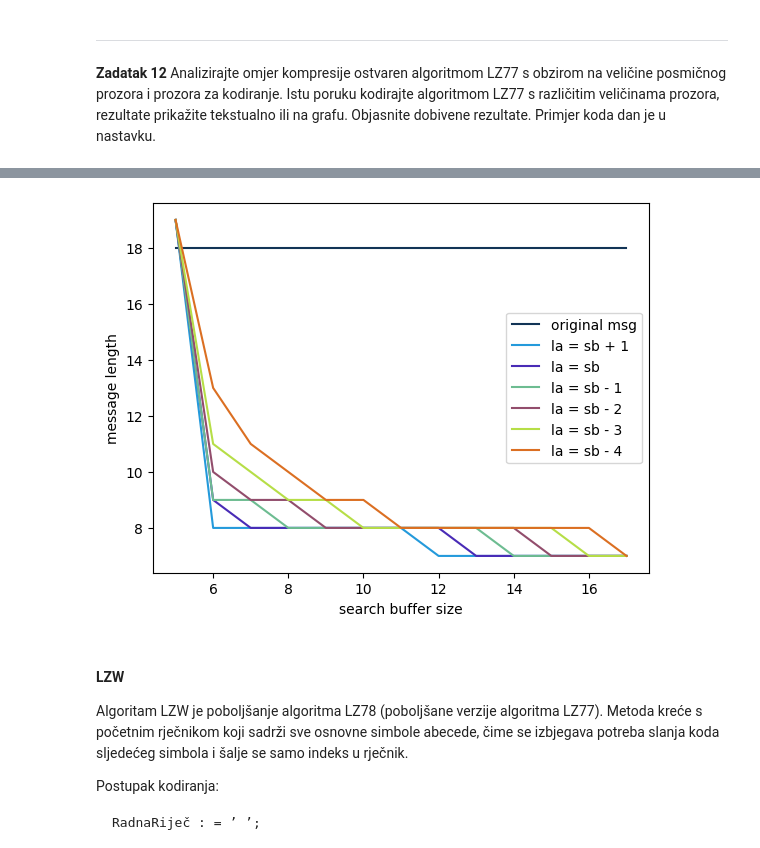
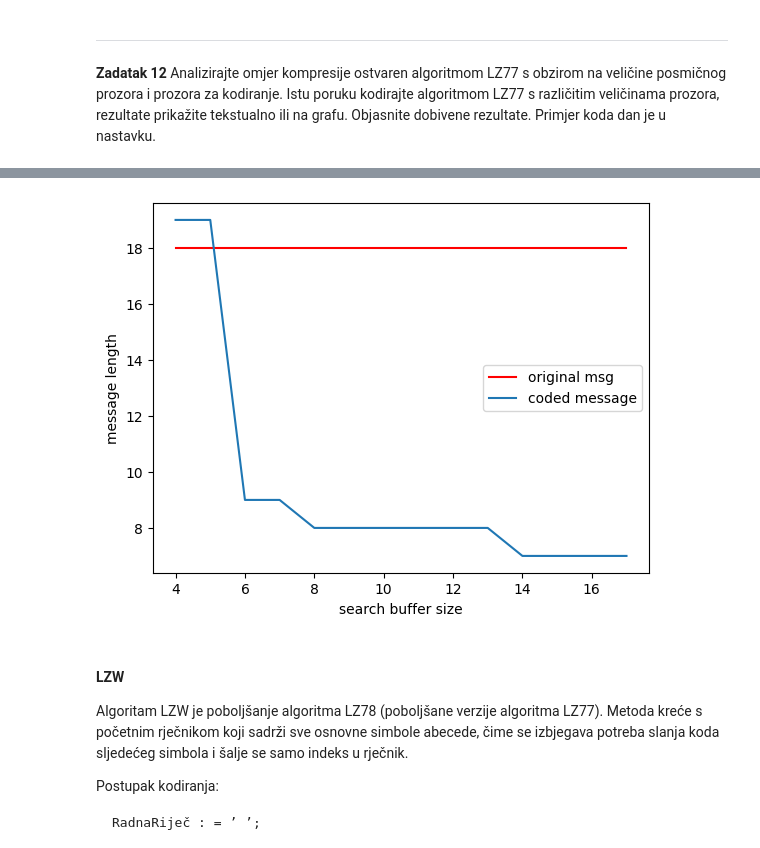
Before and after one commit to TinKe3551/FER-stvari, a Jupyter notebook: 2024-2025_TINF_LAB/2024-2025_TINF_lab.ipynb, the cells around one changed output, grey strips where cells are left out. Drawn from its saved outputs; the diff is of its cells as text; code cells hidden in the pictures.

```diff
--- a/2024-2025_TINF_LAB/2024-2025_TINF_lab.ipynb
+++ b/2024-2025_TINF_LAB/2024-2025_TINF_lab.ipynb
@@ -727,88 +716,24 @@ print(coded)
 **Zadatak 12** <a id =210> </a>
 Analizirajte omjer kompresije ostvaren algoritmom LZ77 s obzirom na veličine posmičnog prozora i prozora za kodiranje. Istu poruku kodirajte algoritmom LZ77 s različitim veličinama prozora, rezultate prikažite tekstualno ili na grafu. Objasnite dobivene rezultate. Primjer koda dan je u nastavku.
 # %%
-##message = "abcdefabcdefabcdef"
-##
-##search_buffer = range(4, 18)
-##search_buff_look_ahead_buff_diff = [1,2,3,4]
-##
-##coded_length = []
-##
-##for sb in search_buffer:
-##    look_ahead_buffer = sb - 1
-##    coded = encode_lz77(message, sb, look_ahead_buffer)
-##    print("sb={}, coded:{}".format(sb,coded))
-##    coded_length.append(len(coded))
-##
-##
-##plt.plot(search_buffer, [len(message)]*len(search_buffer), 'red')
-##plt.plot(search_buffer, coded_length)
-##
-##plt.xlabel("search buffer size")
-##plt.ylabel("message length")
-##plt.legend(["original msg","coded message"])
+message = "abcdefabcdefabcdef"
+
+search_buffer = range(4,18)
+search_buff_look_ahead_buff_diff = [1,2,3,4]
+
+coded_length = []
+
+for sb in search_buffer:
+    look_ahead_buffer = sb-1
+    coded = encode_lz77(message, sb, look_ahead_buffer)
+    #print("sb={}, coded:{}".format(sb,coded))
+    coded_length.append(len(coded))
 
 
-def la_diff_code_lengths(sb_range, la_diff, msg):
-
-    code_lengths = []
-
-    for sb in sb_range:
-
-        la = sb - la_diff
-        coded = encode_lz77(msg, sb, la)
-
-        print("search buffer =", sb)
-        print("look ahead buffer =", la)
-        print("coded message length (in triples) =", len(coded))
-        print("coded message:", coded)
-        print()
-
-        code_lengths.append(len(coded))
-
-    return code_lengths
-
-
-def color_from_num(n):
-    color = hex(n % int("ffffff", 16))[2:]
-    color = '#' + (6 - len(color)) * '0' + color
-    return color
-
-
-message = "abcdefabcdefabcdef"
-
-search_buffer = range(5, 18)
-search_buff_look_ahead_buff_diff = list(range(-1, 5))
-
-legend = ["original msg"]
-plt.plot(search_buffer, [len(message)]*len(search_buffer), '#123456')
-
-colornum = 2560
-d = (int("ffffff", 16) - 2560) // (len(search_buff_look_ahead_buff_diff) + 1)
-
-for la_diff in search_buff_look_ahead_buff_diff:
-
-    colornum += d
-    colornum %= int("ffffff", 16)
-
-    plt.plot(search_buffer, la_diff_code_lengths(search_buffer, la_diff, message), color_from_num(colornum))
-
-    if la_diff > 0:
-        legend.append("la = sb - " + str(la_diff))
-    elif la_diff < 0:
-        legend.append("la = sb + " + str(-la_diff))
-    else:
-        legend.append("la = sb")
-
+plt.plot(search_buffer, [len(message)]*len(search_buffer), 'red')
+plt.plot(search_buffer, coded_length)
 
 plt.xlabel("search buffer size")
 plt.ylabel("message length")
-plt.legend(legend)
-
-
-# u većem posmičnom prozoru nalazi se veći broj uzoraka koji su potencijalno jednaki uzorku na početku prozora za kodiranje,
-# zbog čega povećanje posmičnog prozora povećava efikasnost kodiranja
-
-# povećanjem prozora za kodiranje povećava se maksimalna duljina uzorka koji se potencijalno može naći u posmičnom prozoru, a to
-# doprinosi većoj efikasnosti kodiranja
+plt.legend(["original msg","coded message"])
 # %% [output]
@@ -833,4 +741,4 @@ coded message: [(0, 0, 'a'), (0, 0, 'b'), (0, 0, 'c'), (0, 0, 'd'), (0, 0, 'e'),
-[figure, old version]
+[figure, new version]
 # %% [markdown]
 <a id =211> </a>
 #### LZW
```
Also changed, not shown: parts of 7 cells of this notebook, 25 other files.
